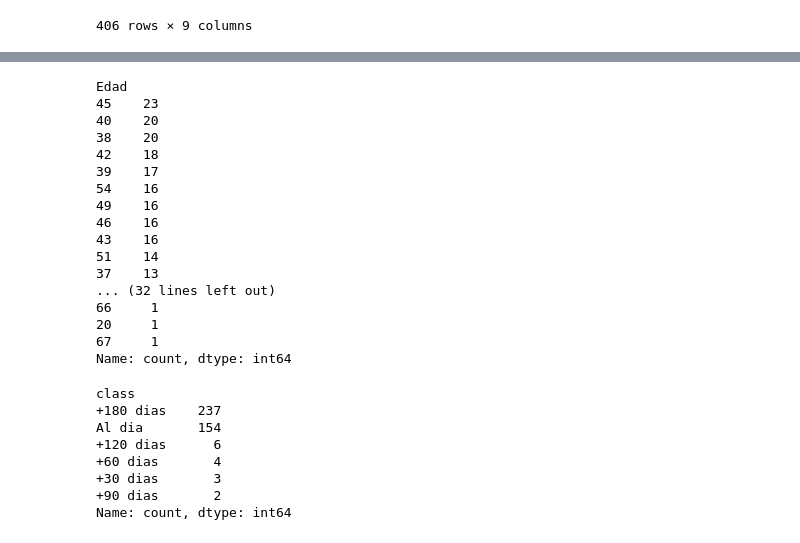
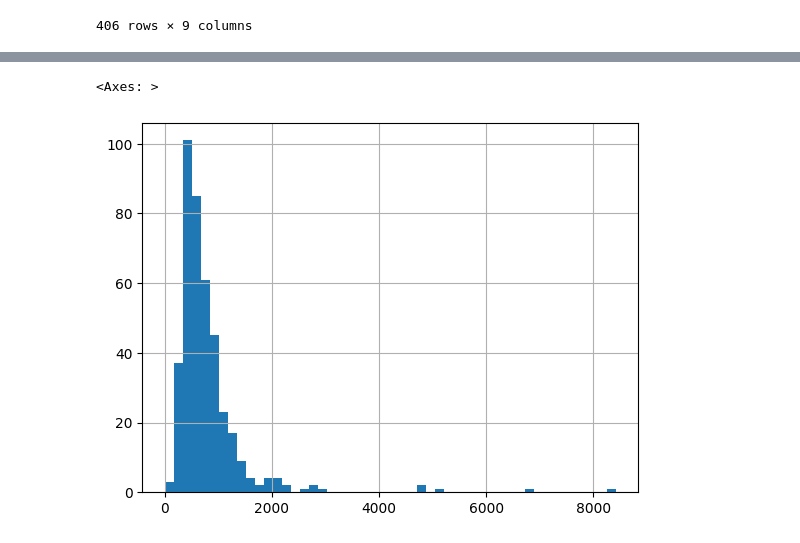
Before and after one commit to HANNNNSEN/AnalisisPrestamos, a Jupyter notebook: AnalisisPrestamos.ipynb, the cells around one changed output, grey strips where cells are left out. Saved outputs shown, nothing was run; the diff lists cells and outputs as text; code cells hidden in the pictures.

```diff
--- a/AnalisisPrestamos.ipynb
+++ b/AnalisisPrestamos.ipynb
@@ -196,36 +128,13 @@ editor_fichero(df_prueba)
-# %%
-# Mostrar los valores únicos que tiene un atributo determinado
-df["Edad"].value_counts()
-# %% [output]
-Edad
-45    23
-40    20
-38    20
-42    18
-39    17
-54    16
-49    16
-46    16
-43    16
-51    14
-37    13
-... (32 lines left out)
-66     1
-20     1
-67     1
-Name: count, dtype: int64
-# %%
-#mostrar los valores de prestamos al día
-df["class"].value_counts()
-# %% [output]
-class
-+180 dias    237
-Al dia       154
-+120 dias      6
-+60 dias       4
-+30 dias       3
-+90 dias       2
-Name: count, dtype: int64
+# %%
+#transformaremos a travez de Sklearn ->LabelEncoder de valores categoricos a numéricos (Destino-Zona Geografica-Perfil-class)
+
+# Mostrar los valores de la característica como un histograma
+%matplotlib inline
+import matplotlib.pyplot as plt
+df_prueba["ingresos en dolares"].hist(bins=50)
+# %% [output]
+<Axes: >
+[figure, added]
 # %%
 # Mostrar los valores de la característica como un histograma
 %matplotlib inline
```
Also changed, not shown: parts of 10 cells of this notebook.
